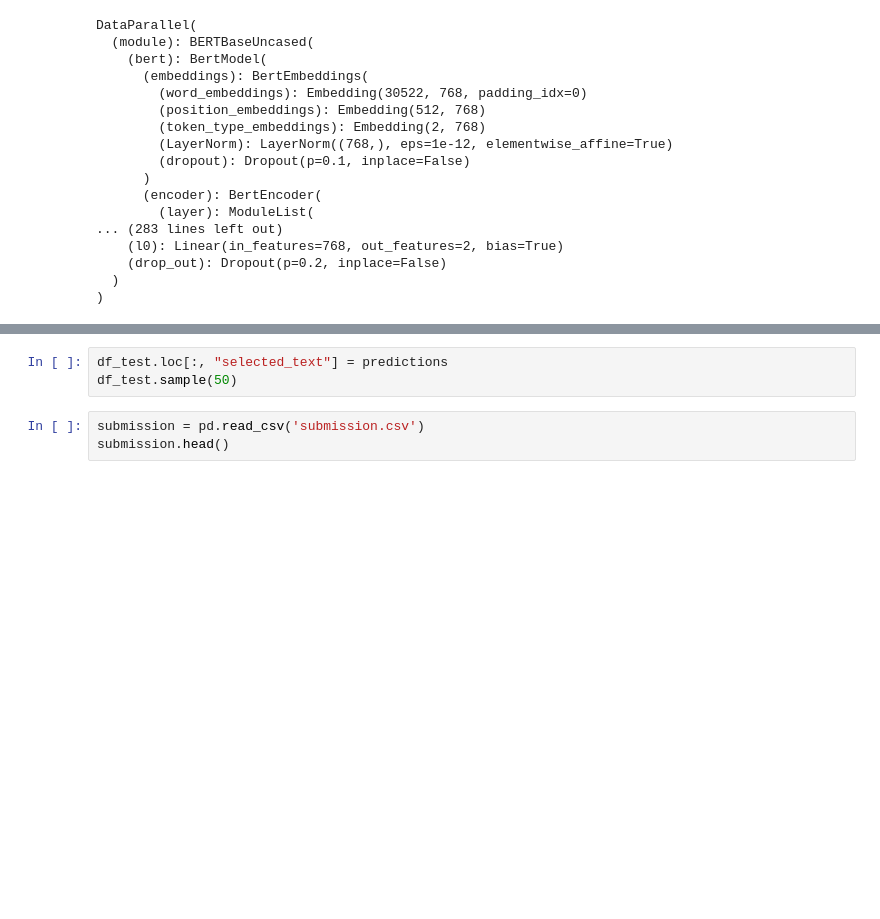
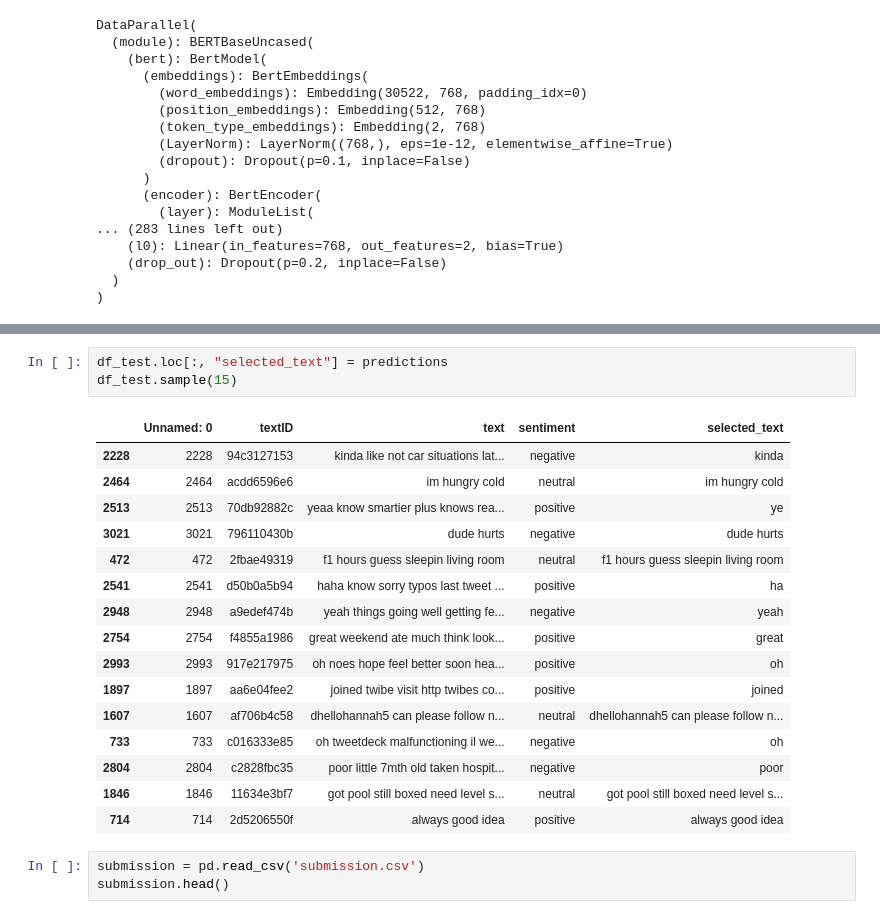
Before and after one commit to jrakhshanda/Text-Mining, a Jupyter notebook: text_mining.ipynb, the cells around one changed output, grey strips where cells are left out. Cells and saved outputs as stored; diff of their text form; blank space fills up the shorter version.

```diff
--- a/text_mining.ipynb
+++ b/text_mining.ipynb
@@ -970,6 +966,23 @@ NameError: ignored
 # %%
 df_test.loc[:, "selected_text"] = predictions
-df_test.sample(50)
+df_test.sample(15)
+# %% [output]
+|  | Unnamed: 0 | textID | text | sentiment | selected_text |
+| 2228 | 2228 | 94c3127153 | kinda like not car situations lat... | negative | kinda |
+| 2464 | 2464 | acdd6596e6 | im hungry cold | neutral | im hungry cold |
+| 2513 | 2513 | 70db92882c | yeaa know smartier plus knows rea... | positive | ye |
+| 3021 | 3021 | 796110430b | dude hurts | negative | dude hurts |
+| 472 | 472 | 2fbae49319 | f1 hours guess sleepin living room | neutral | f1 hours guess sleepin living room |
+| 2541 | 2541 | d50b0a5b94 | haha know sorry typos last tweet ... | positive | ha |
+| 2948 | 2948 | a9edef474b | yeah things going well getting fe... | negative | yeah |
+| 2754 | 2754 | f4855a1986 | great weekend ate much think look... | positive | great |
+| 2993 | 2993 | 917e217975 | oh noes hope feel better soon hea... | positive | oh |
+| 1897 | 1897 | aa6e04fee2 | joined twibe visit http twibes co... | positive | joined |
+| 1607 | 1607 | af706b4c58 | dhellohannah5 can please follow n... | neutral | dhellohannah5 can please follow n... |
+| 733 | 733 | c016333e85 | oh tweetdeck malfunctioning il we... | negative | oh |
+| 2804 | 2804 | c2828fbc35 | poor little 7mth old taken hospit... | negative | poor |
+| 1846 | 1846 | 11634e3bf7 | got pool still boxed need level s... | neutral | got pool still boxed need level s... |
+| 714 | 714 | 2d5206550f | always good idea | positive | always good idea |
 # %%
 submission = pd.read_csv('submission.csv')
 submission.head()
```
Also changed, not shown: parts of 19 cells of this notebook.
